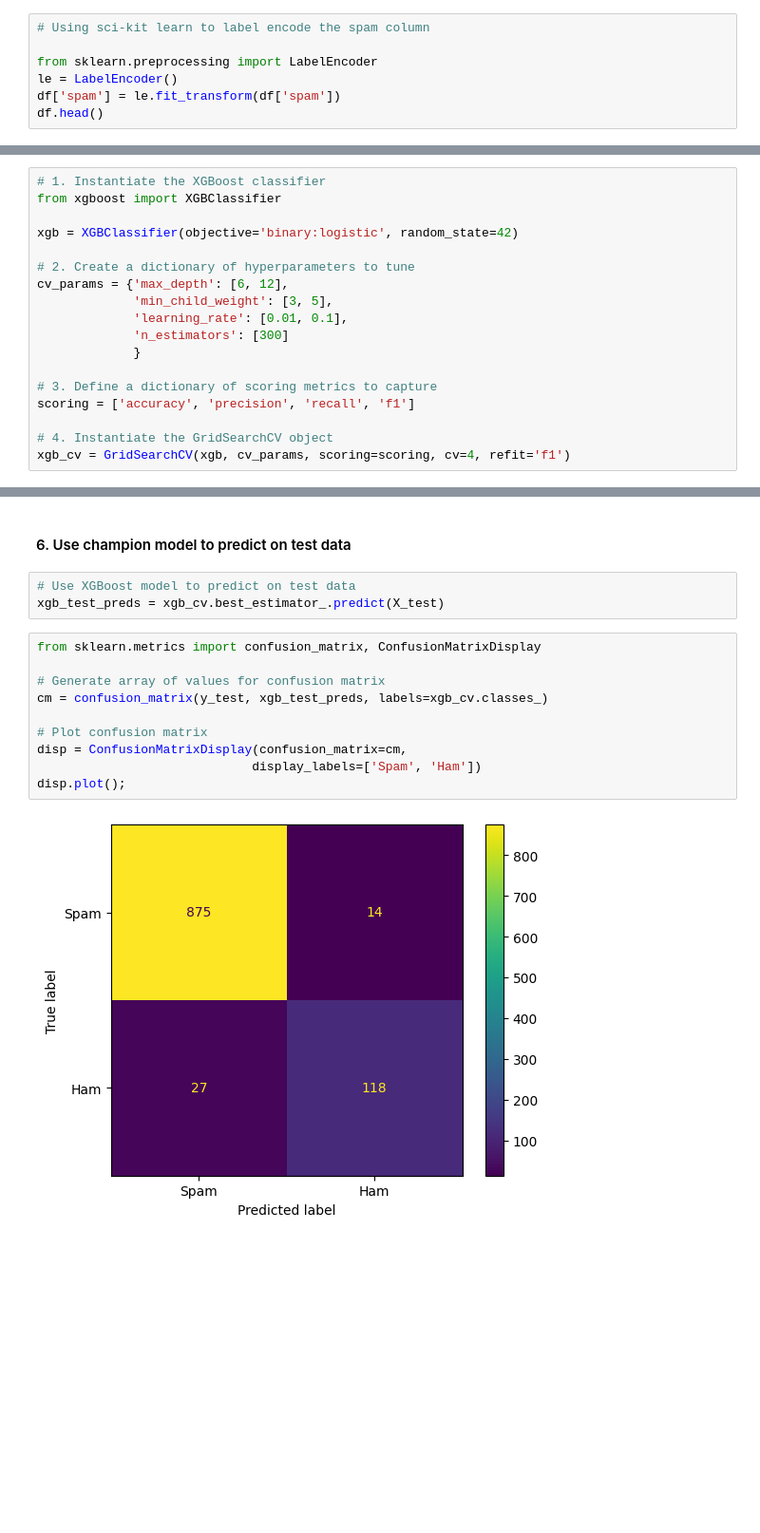
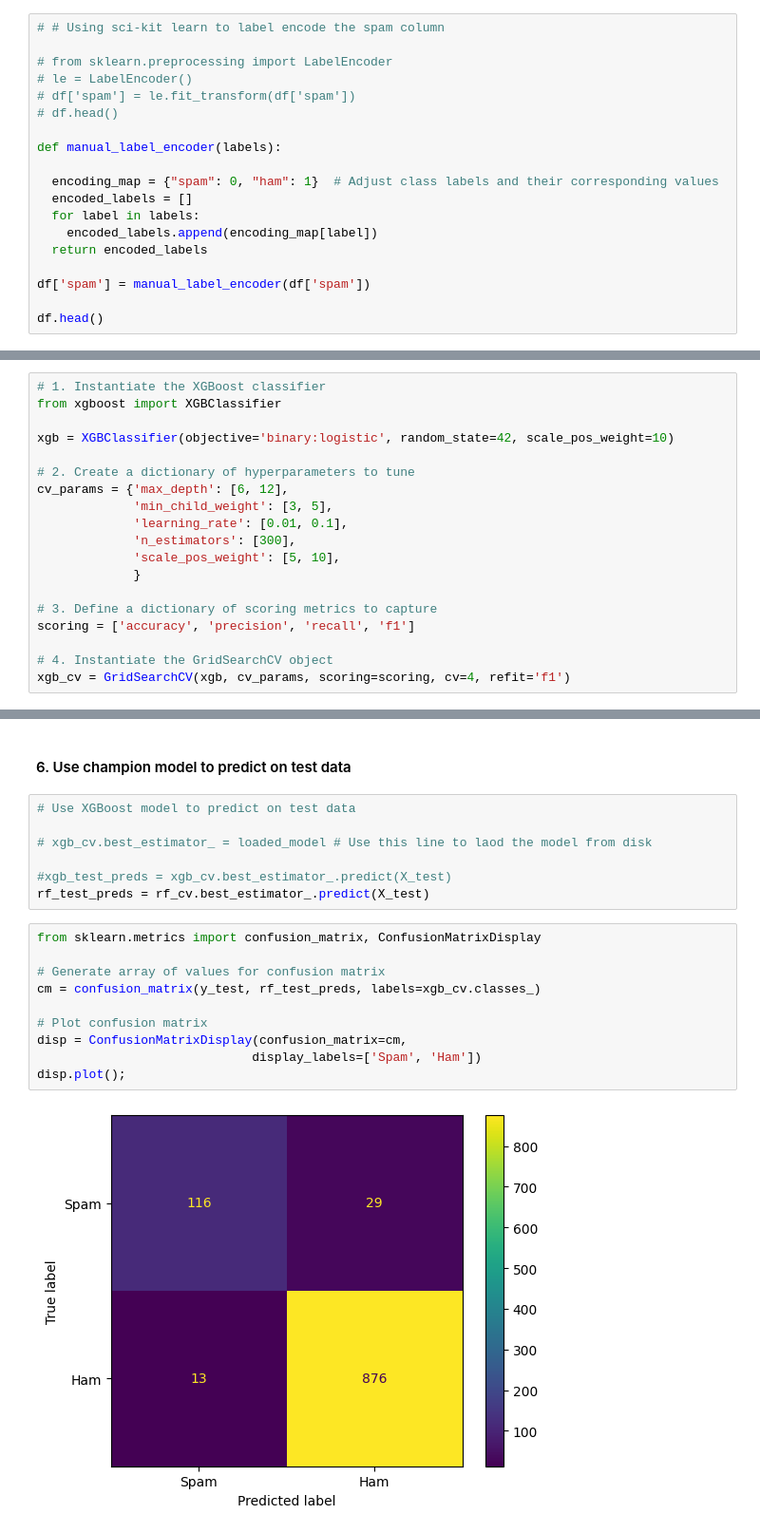
Before and after one commit to CarlosMEbratt/Spam-detection, a Jupyter notebook: main.ipynb, the cells around one changed output, grey strips where cells are left out. Shown at 95% size. Cells and saved outputs as stored; diff of their text form; blank space fills up the shorter version.

Commit message:
Encoded swapped for classes spam ham and used RF as champion model

```diff
--- a/main.ipynb
+++ b/main.ipynb
@@ -165,11 +170,23 @@ df.head()
 # %% [markdown]
 > Following data cleaning, we proceed to feature engineering. The initial step entails encoding the 'spam' feature using scikit-learn's LabelEncoder class.
 # %%
-# Using sci-kit learn to label encode the spam column
+# # Using sci-kit learn to label encode the spam column
 
-from sklearn.preprocessing import LabelEncoder
-le = LabelEncoder()
-df['spam'] = le.fit_transform(df['spam'])
+# from sklearn.preprocessing import LabelEncoder
+# le = LabelEncoder()
+# df['spam'] = le.fit_transform(df['spam'])
+# df.head()
+
+def manual_label_encoder(labels):
+
+  encoding_map = {"spam": 0, "ham": 1}  # Adjust class labels and their corresponding values
+  encoded_labels = []
+  for label in labels:
+    encoded_labels.append(encoding_map[label])
+  return encoded_labels
+
+df['spam'] = manual_label_encoder(df['spam'])
+
 df.head()
 # %% [output]
 |  | spam | text |
@@ -587,13 +604,14 @@ For this case I will also set `refit` to `'f1'` because of the resons I mentione
 # 1. Instantiate the XGBoost classifier
 from xgboost import XGBClassifier
 
-xgb = XGBClassifier(objective='binary:logistic', random_state=42)
+xgb = XGBClassifier(objective='binary:logistic', random_state=42, scale_pos_weight=10)
 
 # 2. Create a dictionary of hyperparameters to tune
 cv_params = {'max_depth': [6, 12],
              'min_child_weight': [3, 5],
              'learning_rate': [0.01, 0.1],
-             'n_estimators': [300]
+             'n_estimators': [300],
+             'scale_pos_weight': [5, 10],
              }
 
 # 3. Define a dictionary of scoring metrics to capture
@@ -724,16 +745,20 @@ results
 #### 6. Use champion model to predict on test data
 # %%
 # Use XGBoost model to predict on test data
-xgb_test_preds = xgb_cv.best_estimator_.predict(X_test)
+
+# xgb_cv.best_estimator_ = loaded_model # Use this line to laod the model from disk
+
+#xgb_test_preds = xgb_cv.best_estimator_.predict(X_test)
+rf_test_preds = rf_cv.best_estimator_.predict(X_test)
 # %%
 from sklearn.metrics import confusion_matrix, ConfusionMatrixDisplay
 
 # Generate array of values for confusion matrix
-cm = confusion_matrix(y_test, xgb_test_preds, labels=xgb_cv.classes_)
+cm = confusion_matrix(y_test, rf_test_preds, labels=xgb_cv.classes_)
 
 # Plot confusion matrix
 disp = ConfusionMatrixDisplay(confusion_matrix=cm,
                              display_labels=['Spam', 'Ham'])
 disp.plot();
 # %% [output]
-[figure, old version]
+[figure, new version]
```
Also changed, not shown: parts of 31 cells of this notebook, 5 other files.
